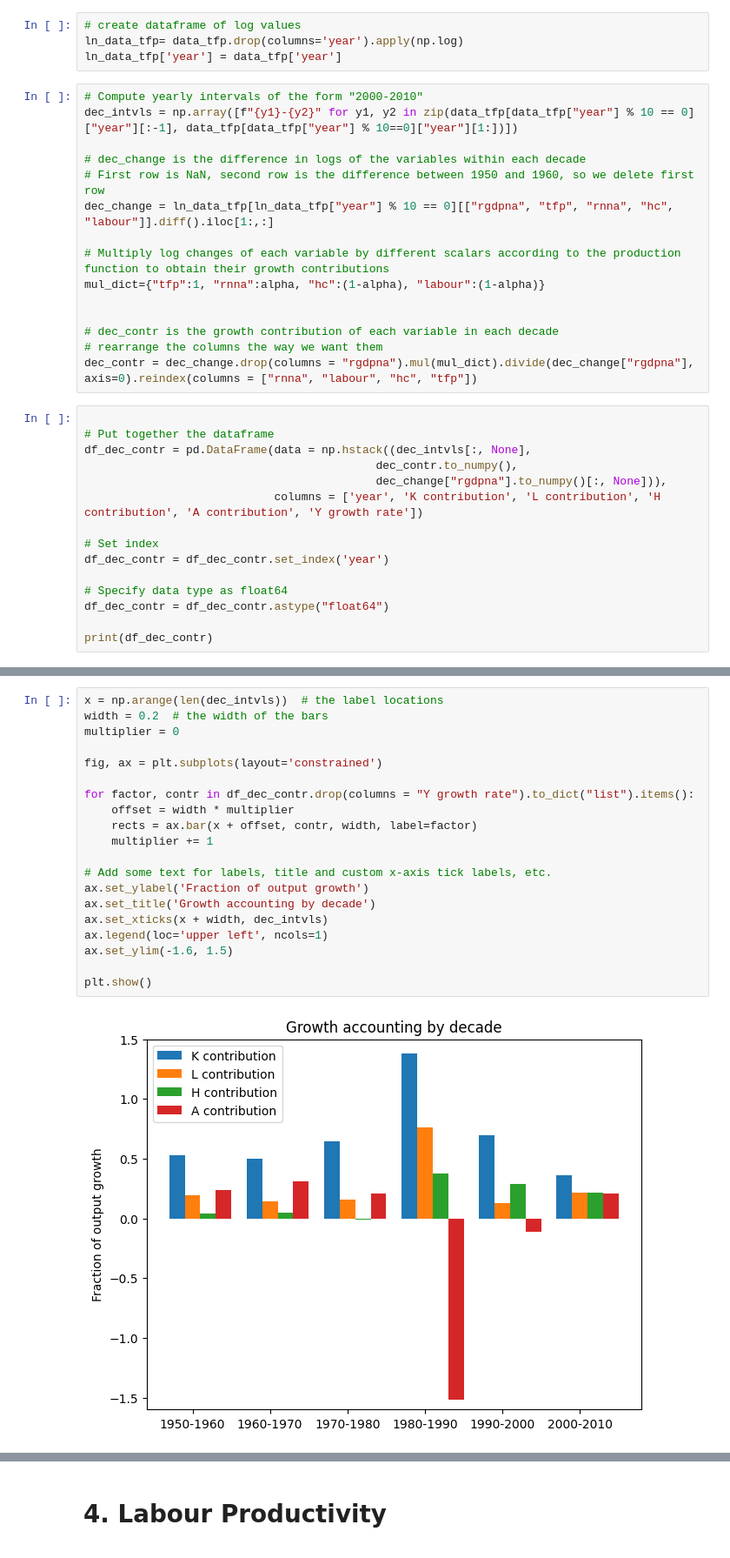
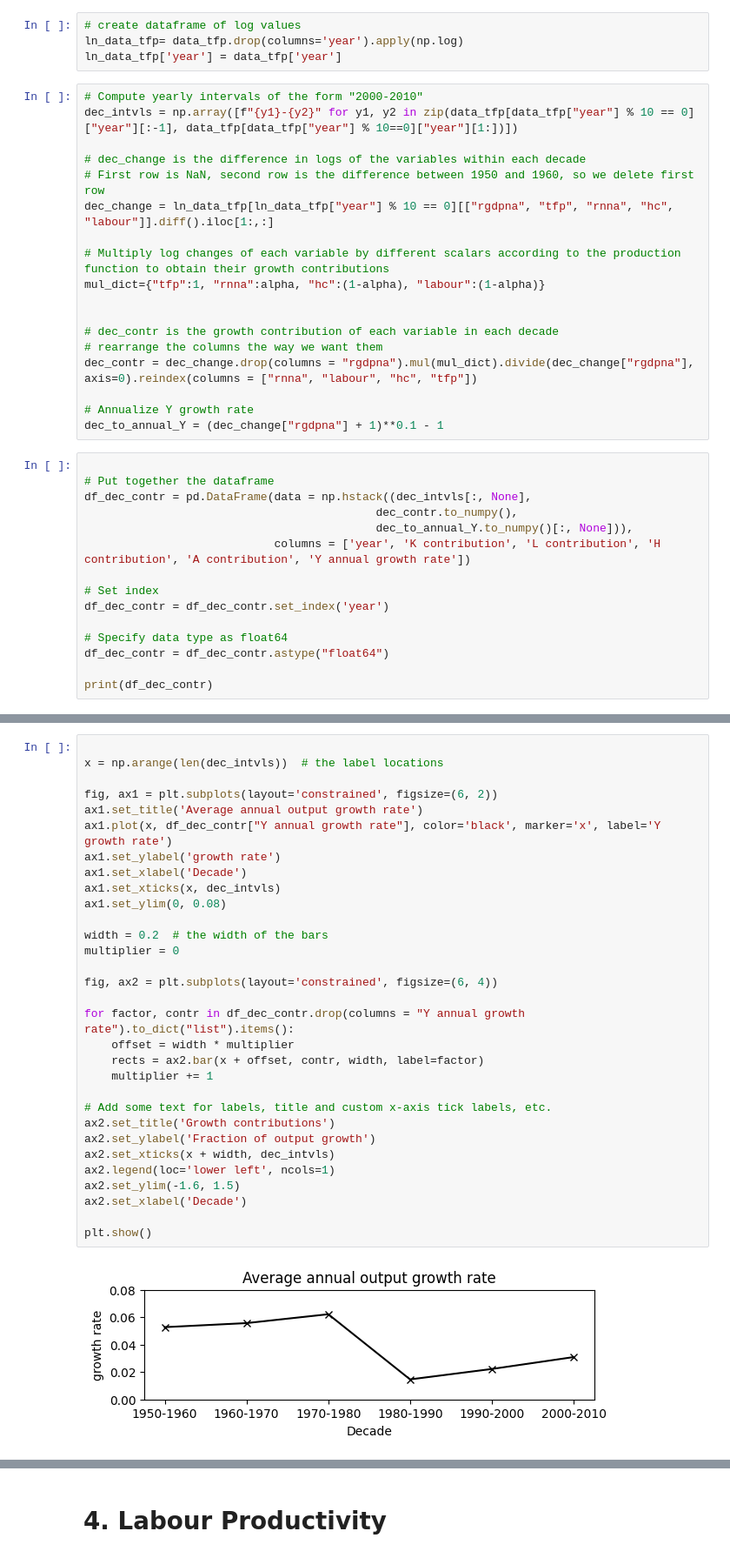
Before and after one commit to Jessie-Fung/ec2b1-brazil, a Jupyter notebook: code/code.ipynb, the cells around one changed output, grey strips where cells are left out. Shown: that part at 87% size. Drawn from its saved outputs; the diff is of its cells as text.

Commit message:
updated decade plot

```diff
--- a/code/code.ipynb
+++ b/code/code.ipynb
@@ -603,13 +603,16 @@ mul_dict={"tfp":1, "rnna":alpha, "hc":(1-alpha), "labour":(1-alpha)}
 # dec_contr is the growth contribution of each variable in each decade
 # rearrange the columns the way we want them
 dec_contr = dec_change.drop(columns = "rgdpna").mul(mul_dict).divide(dec_change["rgdpna"], axis=0).reindex(columns = ["rnna", "labour", "hc", "tfp"])
+
+# Annualize Y growth rate
+dec_to_annual_Y = (dec_change["rgdpna"] + 1)**0.1 - 1
 # %%
 
 # Put together the dataframe
 df_dec_contr = pd.DataFrame(data = np.hstack((dec_intvls[:, None],
                                            dec_contr.to_numpy(),
-                                           dec_change["rgdpna"].to_numpy()[:, None])),
-                            columns = ['year', 'K contribution', 'L contribution', 'H contribution', 'A contribution', 'Y growth rate'])
+                                           dec_to_annual_Y.to_numpy()[:, None])),
+                            columns = ['year', 'K contribution', 'L contribution', 'H contribution', 'A contribution', 'Y annual growth rate'])
 
 # Set index
 df_dec_contr = df_dec_contr.set_index('year')
@@ -639,22 +642,33 @@ year
 # %%
+
 x = np.arange(len(dec_intvls))  # the label locations
+
+fig, ax1 = plt.subplots(layout='constrained', figsize=(6, 2))
+ax1.set_title('Average annual output growth rate')
+ax1.plot(x, df_dec_contr["Y annual growth rate"], color='black', marker='x', label='Y growth rate')
+ax1.set_ylabel('growth rate')
+ax1.set_xlabel('Decade')
+ax1.set_xticks(x, dec_intvls)
+ax1.set_ylim(0, 0.08)
+
 width = 0.2  # the width of the bars
 multiplier = 0
 
-fig, ax = plt.subplots(layout='constrained')
+fig, ax2 = plt.subplots(layout='constrained', figsize=(6, 4))
 
-for factor, contr in df_dec_contr.drop(columns = "Y growth rate").to_dict("list").items():
+for factor, contr in df_dec_contr.drop(columns = "Y annual growth rate").to_dict("list").items():
     offset = width * multiplier
-    rects = ax.bar(x + offset, contr, width, label=factor)
+    rects = ax2.bar(x + offset, contr, width, label=factor)
     multiplier += 1
 
 # Add some text for labels, title and custom x-axis tick labels, etc.
-ax.set_ylabel('Fraction of output growth')
-ax.set_title('Growth accounting by decade')
-ax.set_xticks(x + width, dec_intvls)
-ax.legend(loc='upper left', ncols=1)
-ax.set_ylim(-1.6, 1.5)
+ax2.set_title('Growth contributions')
+ax2.set_ylabel('Fraction of output growth')
+ax2.set_xticks(x + width, dec_intvls)
+ax2.legend(loc='lower left', ncols=1)
+ax2.set_ylim(-1.6, 1.5)
+ax2.set_xlabel('Decade')
 
 plt.show()
 # %% [output]
-[figure, old version]
+[figure, new version]
```
Also changed, not shown: parts of 2 cells of this notebook.
